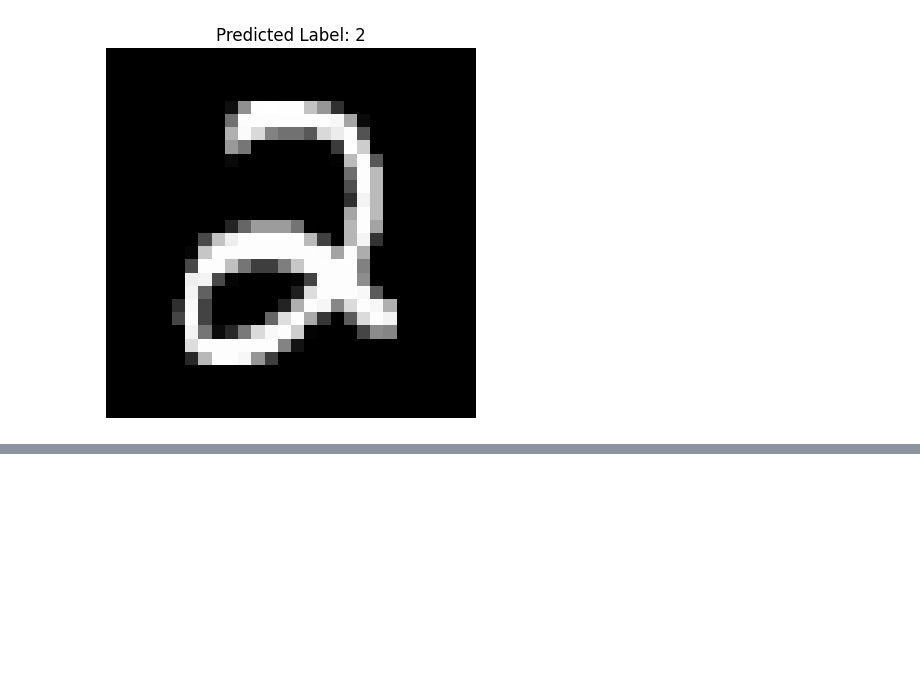
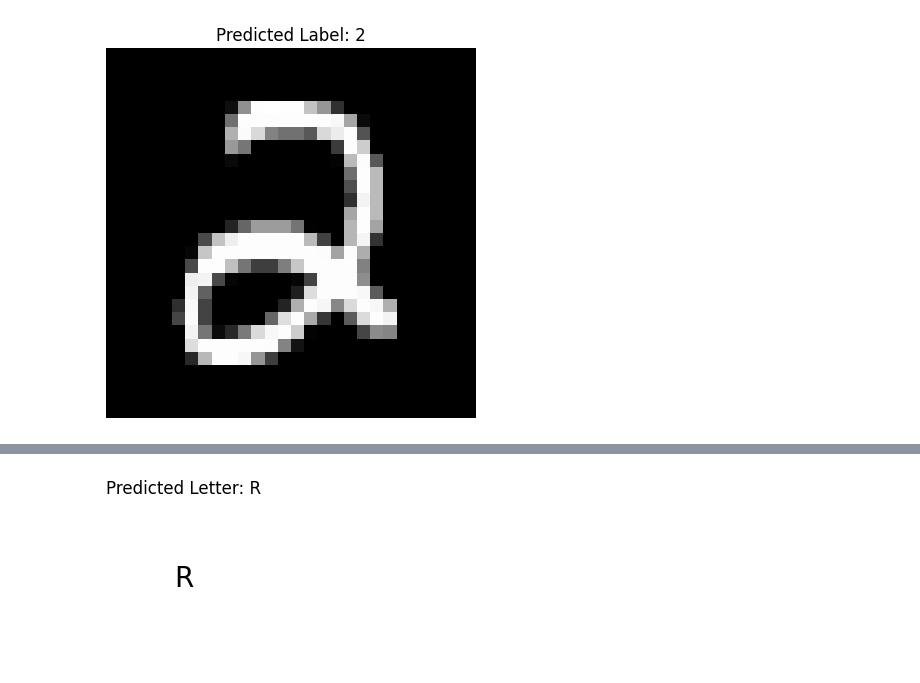
Before and after one commit to Imran-co/Imran, a Jupyter notebook: Project_Test_with_Output_using_ann.ipynb, the cells around one changed output, grey strips where cells are left out. Saved outputs shown, nothing was run; the diff lists cells and outputs as text; code cells hidden in the pictures; blank space fills up the shorter version.

```diff
--- a/Project_Test_with_Output_using_ann.ipynb
+++ b/Project_Test_with_Output_using_ann.ipynb
@@ -611,0 +767,18 @@ predict_image(1565)
+# %%
+import numpy as np
+import matplotlib.pyplot as plt
+
+def predict_image(index):
+    image = X_test[index].reshape(1, -1)  # Reshape to match the feature format
+    prediction = np.argmax(model.predict(image))  # Get predicted label
+    predicted_letter = label_encoder.inverse_transform([prediction])[0]  # Convert back to letter
+
+    plt.figure(figsize=(2, 2))
+    plt.text(0.5, 0.5, predicted_letter, fontsize=20, ha='center', va='center')
+    plt.title(f"Predicted Letter: {predicted_letter}")
+    plt.axis('off')
+    plt.show()
+
+# Test with a random sample
+predict_image(629)
+# %% [output]
@@ -611,0 +786 @@ predict_image(1565)
+[figure, added]
```
Also changed, not shown: parts of 5 cells of this notebook.
